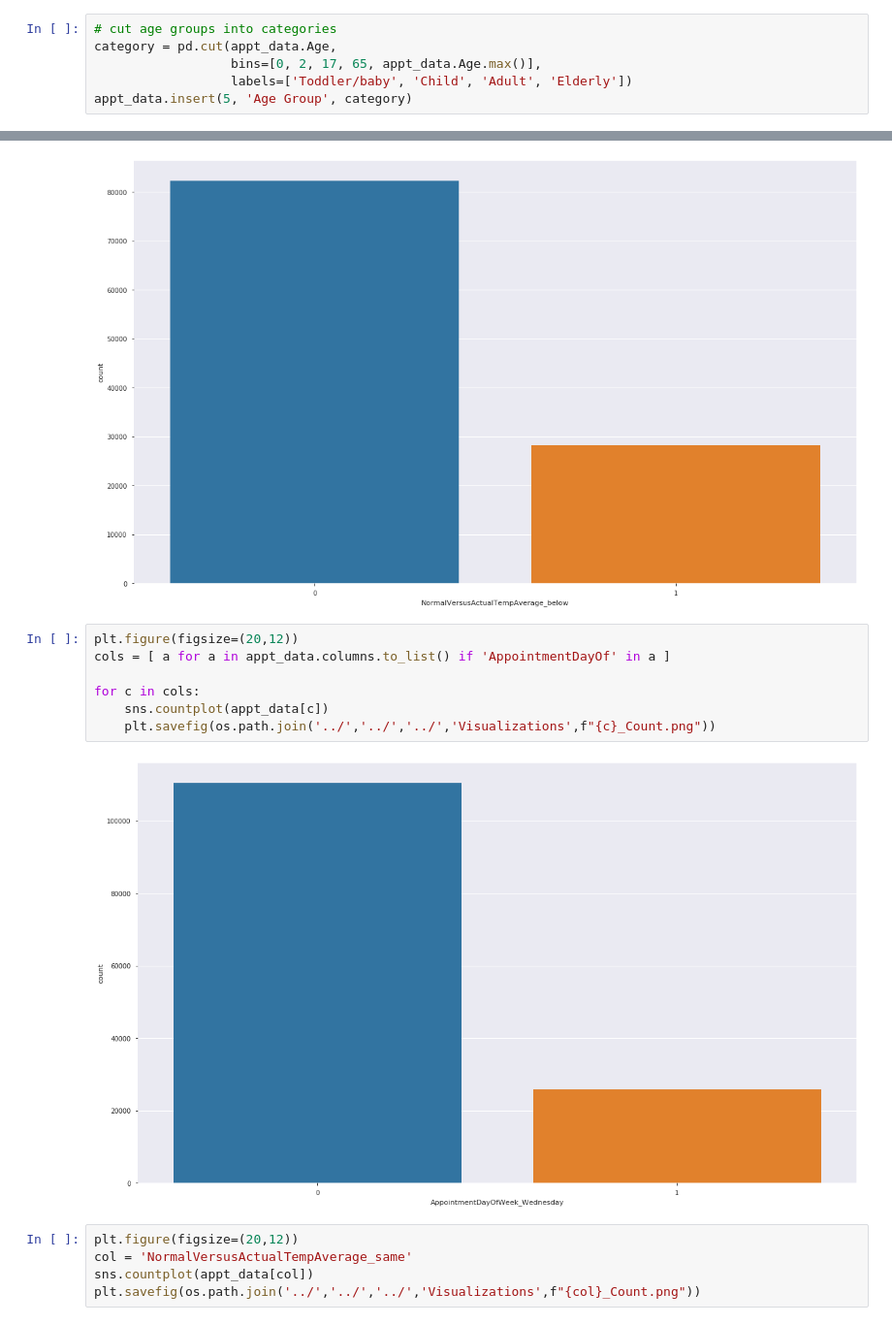
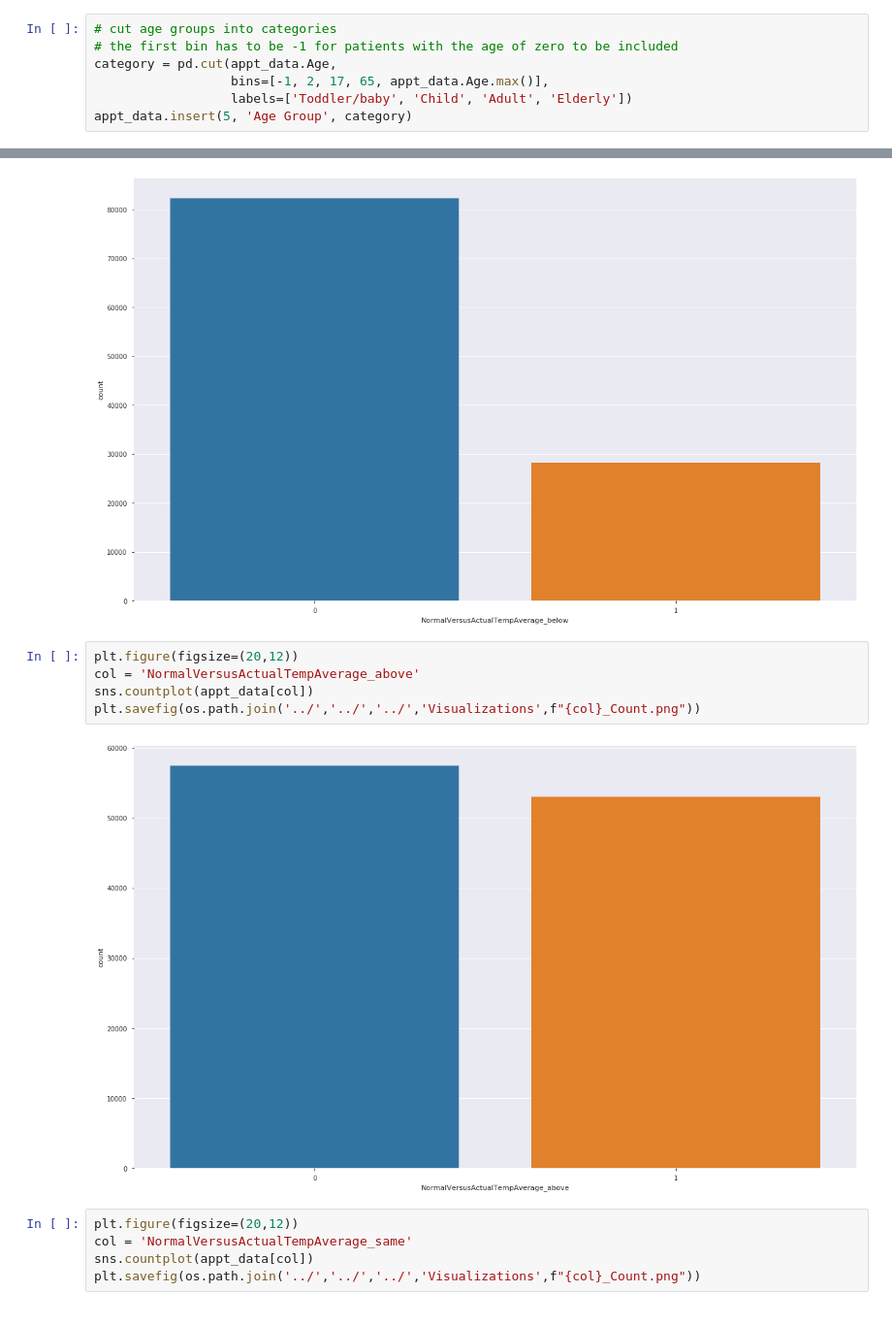
Before and after one commit to narquette/NoShowAppointments, a Jupyter notebook: Code/Python/DataProcessing/Data_Prep.ipynb, the cells around one changed output, grey strips where cells are left out. Shown at 97% size. Drawn from its saved outputs; the diff is of its cells as text.

Commit message:
update data and model

```diff
--- a/Code/Python/DataProcessing/Data_Prep.ipynb
+++ b/Code/Python/DataProcessing/Data_Prep.ipynb
@@ -112,7 +112,8 @@ indexNames = appt_data[ appt_data['Age'] < 0 ].index
 appt_data.drop(indexNames , inplace=True)
 # %%
 # cut age groups into categories
+# the first bin has to be -1 for patients with the age of zero to be included
 category = pd.cut(appt_data.Age,
-                  bins=[0, 2, 17, 65, appt_data.Age.max()],
+                  bins=[-1, 2, 17, 65, appt_data.Age.max()],
                   labels=['Toddler/baby', 'Child', 'Adult', 'Elderly'])
 appt_data.insert(5, 'Age Group', category)
@@ -445,13 +454,11 @@ plt.savefig(os.path.join('../','../','../','Visualizations',f"{col}_Count.png"))
 [figure]
 # %%
 plt.figure(figsize=(20,12))
-cols = [ a for a in appt_data.columns.to_list() if 'AppointmentDayOf' in a ]
-
-for c in cols:
-    sns.countplot(appt_data[c])
-    plt.savefig(os.path.join('../','../','../','Visualizations',f"{c}_Count.png"))
+col = 'NormalVersusActualTempAverage_above'
+sns.countplot(appt_data[col])
+plt.savefig(os.path.join('../','../','../','Visualizations',f"{col}_Count.png"))
 # %% [output]
-[figure, old version]
+[figure, new version]
 # %%
 plt.figure(figsize=(20,12))
 col = 'NormalVersusActualTempAverage_same'
```
Also changed, not shown: parts of 9 cells of this notebook, 19 other files.
